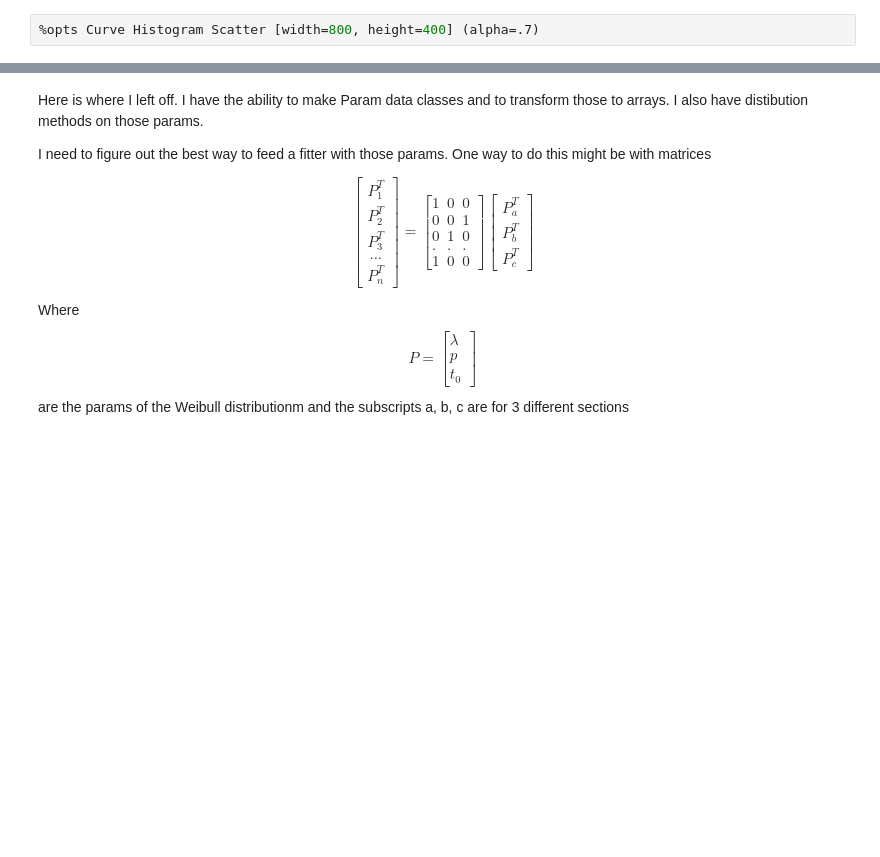
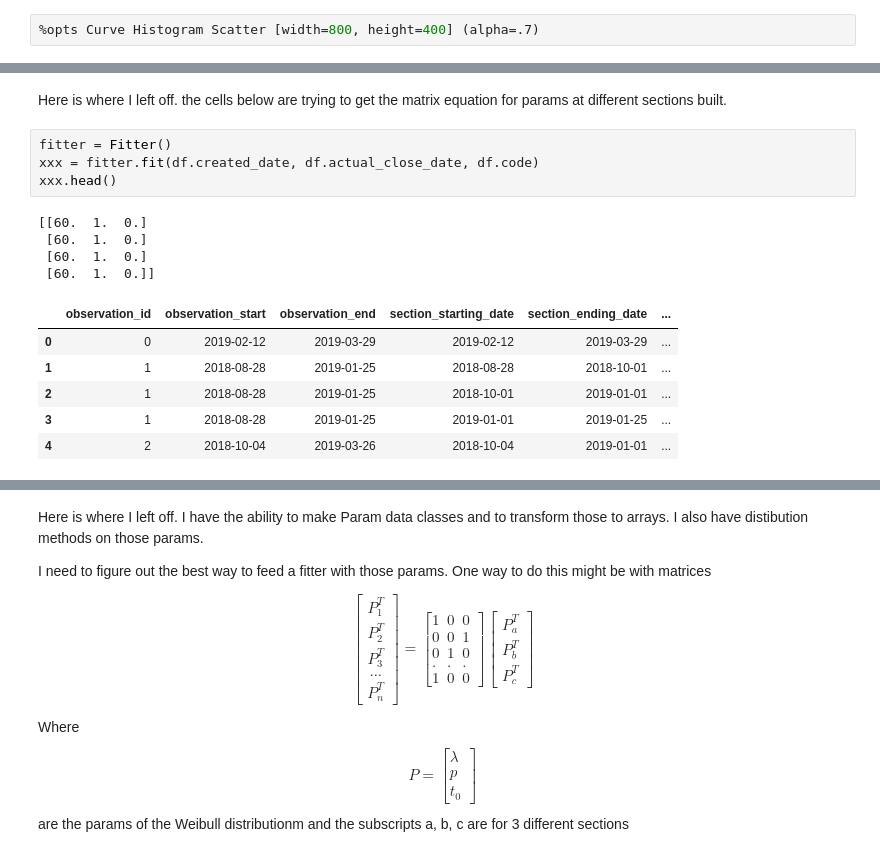
Before and after one commit to robdmc/lifelines_seasonal_play_around, a Jupyter notebook: seasonal_competing_dev1.ipynb, the cells around one changed output, grey strips where cells are left out. Saved outputs shown, nothing was run; the diff lists cells and outputs as text; blank space fills up the shorter version.

```diff
--- a/seasonal_competing_dev1.ipynb
+++ b/seasonal_competing_dev1.ipynb
@@ -263,0 +300,17 @@ class Fitter:
+# %% [markdown]
+Here is where I left off.  the cells below are trying to get the matrix equation for params at different sections built.
+# %%
+fitter = Fitter()
+xxx = fitter.fit(df.created_date, df.actual_close_date, df.code)
+xxx.head()
+# %% [output]
+[[60.  1.  0.]
+ [60.  1.  0.]
+ [60.  1.  0.]
+ [60.  1.  0.]]
+|  | observation_id | observation_start | observation_end | section_starting_date | section_ending_date | ... |
+| 0 | 0 | 2019-02-12 | 2019-03-29 | 2019-02-12 | 2019-03-29 | ... |
+| 1 | 1 | 2018-08-28 | 2019-01-25 | 2018-08-28 | 2018-10-01 | ... |
+| 2 | 1 | 2018-08-28 | 2019-01-25 | 2018-10-01 | 2019-01-01 | ... |
+| 3 | 1 | 2018-08-28 | 2019-01-25 | 2019-01-01 | 2019-01-25 | ... |
+| 4 | 2 | 2018-10-04 | 2019-03-26 | 2018-10-04 | 2019-01-01 | ... |
```
Also changed, not shown: parts of 8 cells of this notebook.
